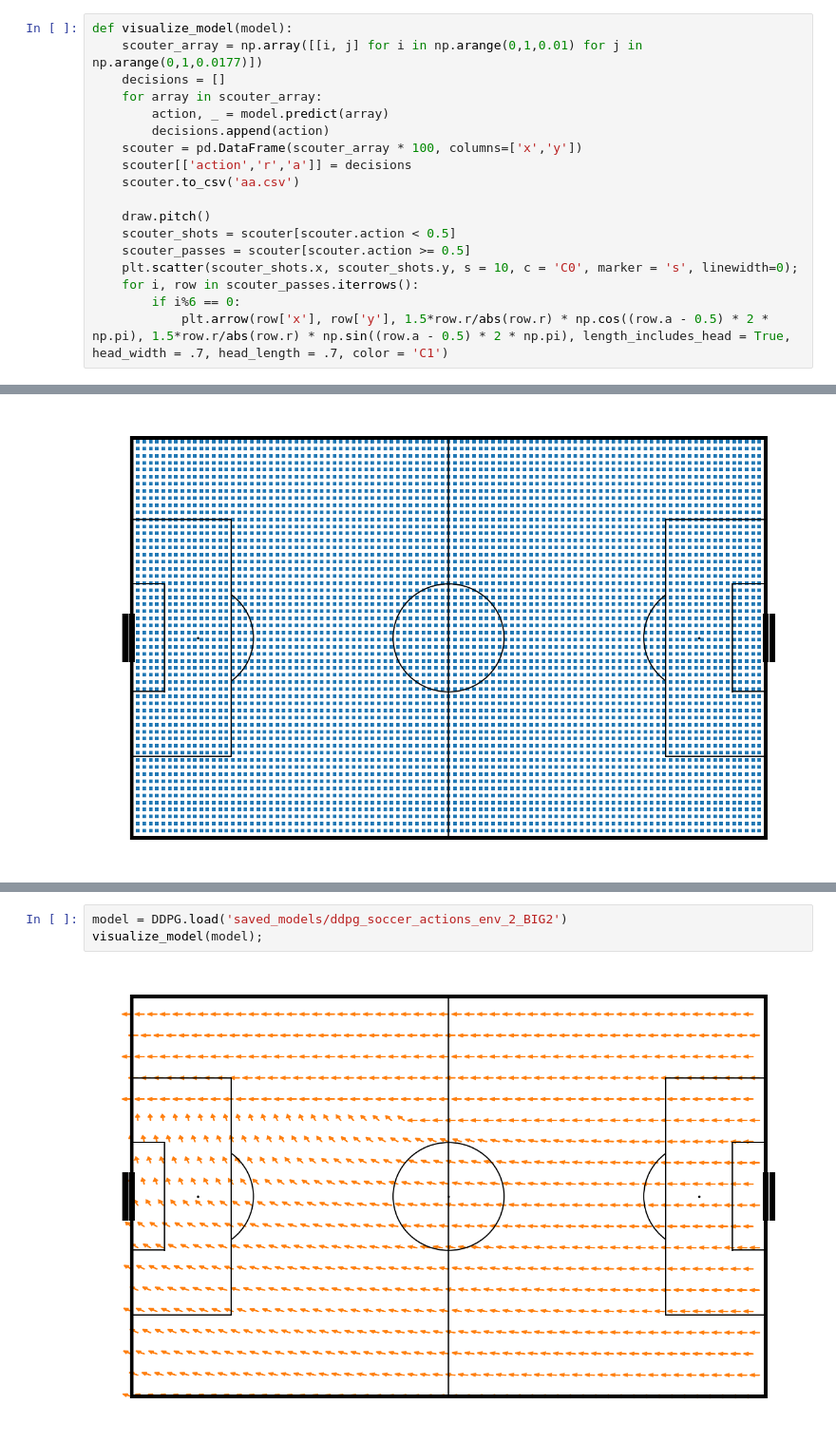
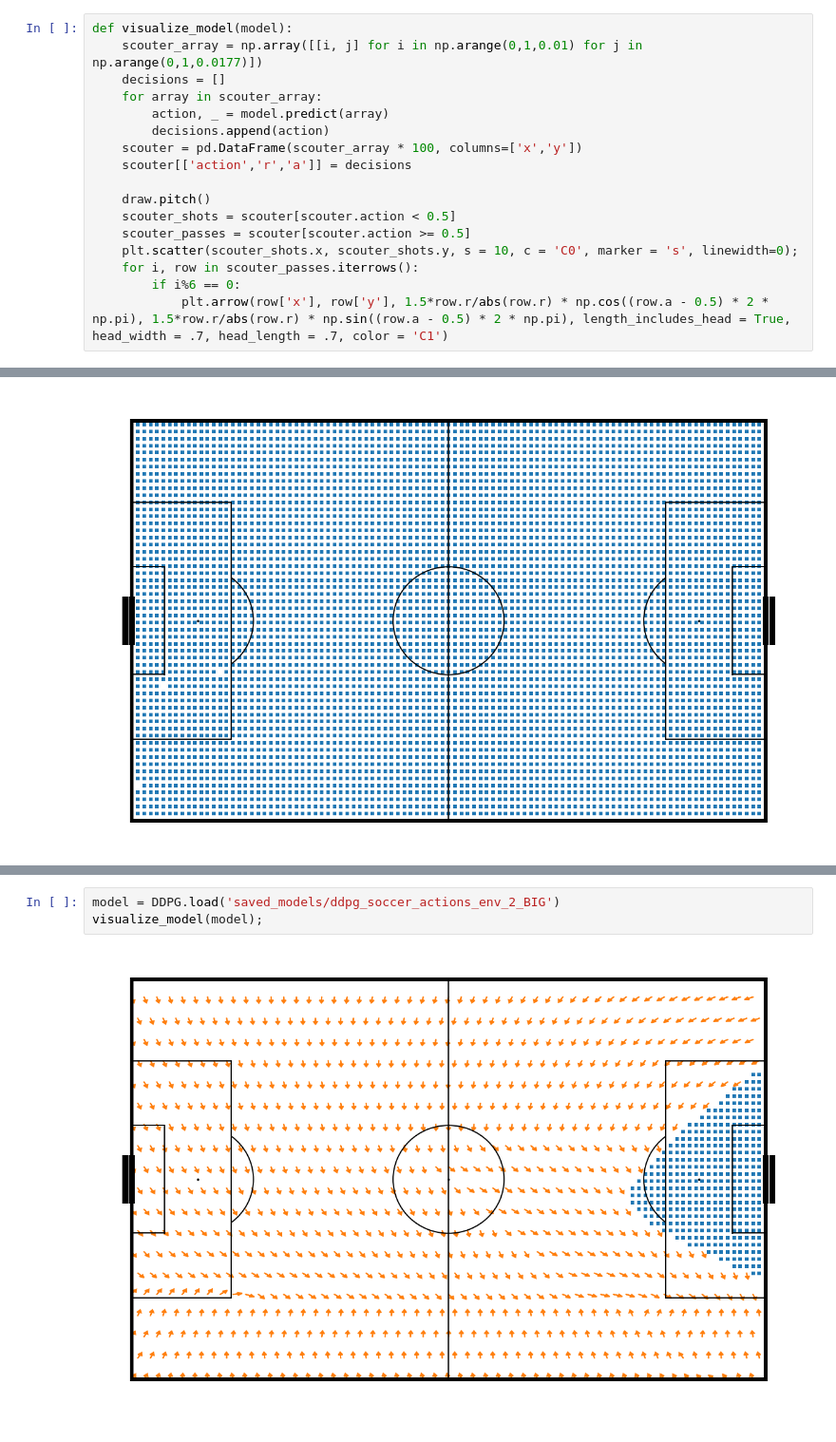
Before and after one commit to nvsclub/SoccerActionsSim, a Jupyter notebook: 012 Results from test.ipynb, the cells around one changed output, grey strips where cells are left out. Shown at 95% size. Cells and saved outputs as stored; diff of their text form.

```diff
--- a/012 Results from test.ipynb
+++ b/012 Results from test.ipynb
@@ -18,7 +18,6 @@ def visualize_model(model):
         decisions.append(action)
     scouter = pd.DataFrame(scouter_array * 100, columns=['x','y'])
     scouter[['action','r','a']] = decisions
-    scouter.to_csv('aa.csv')
 
     draw.pitch()
     scouter_shots = scouter[scouter.action < 0.5]
@@ -101,5 +100,5 @@ visualize_model(model);
 # %%
-model = DDPG.load('saved_models/ddpg_soccer_actions_env_2_BIG2')
+model = DDPG.load('saved_models/ddpg_soccer_actions_env_2_BIG')
 visualize_model(model);
 # %% [output]
-[figure, old version]
+[figure, new version]
```
Also changed, not shown: parts of 7 cells of this notebook, 1 other file.
